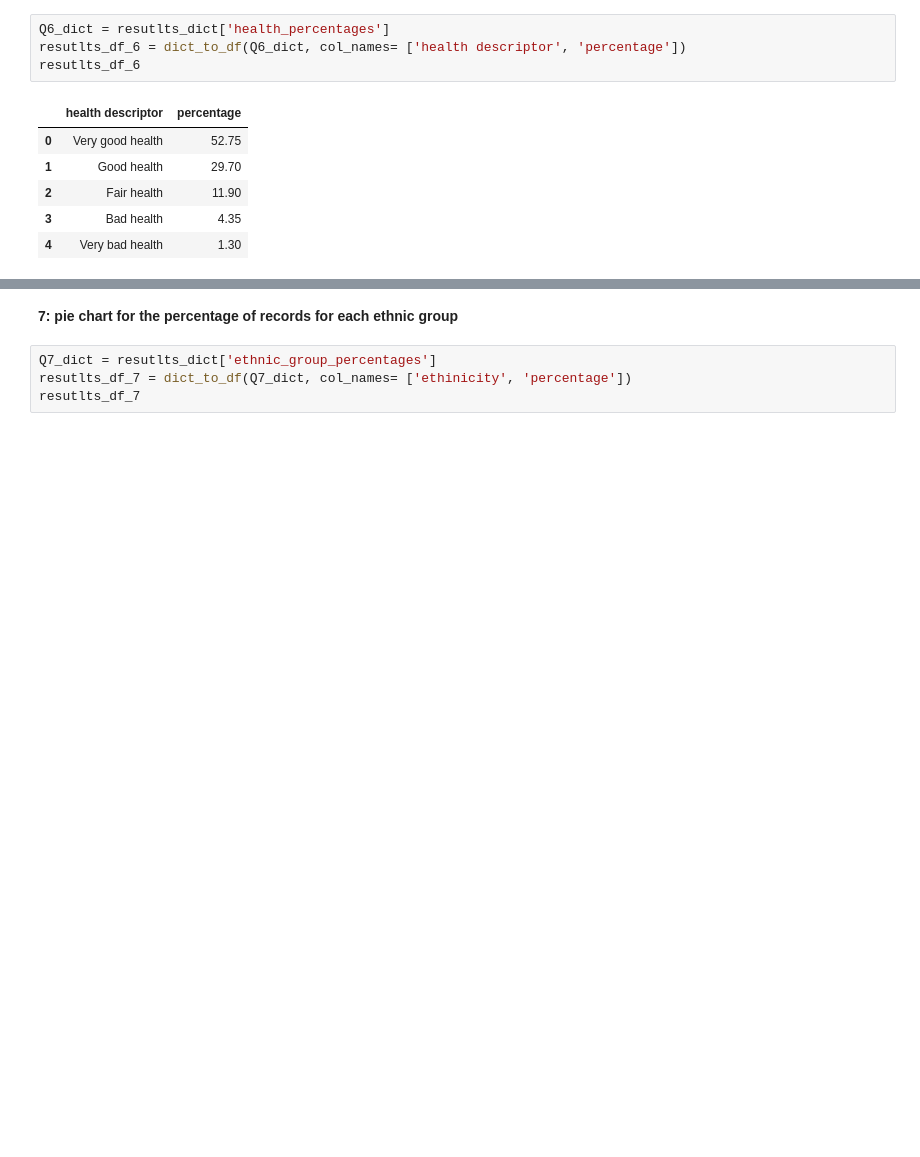
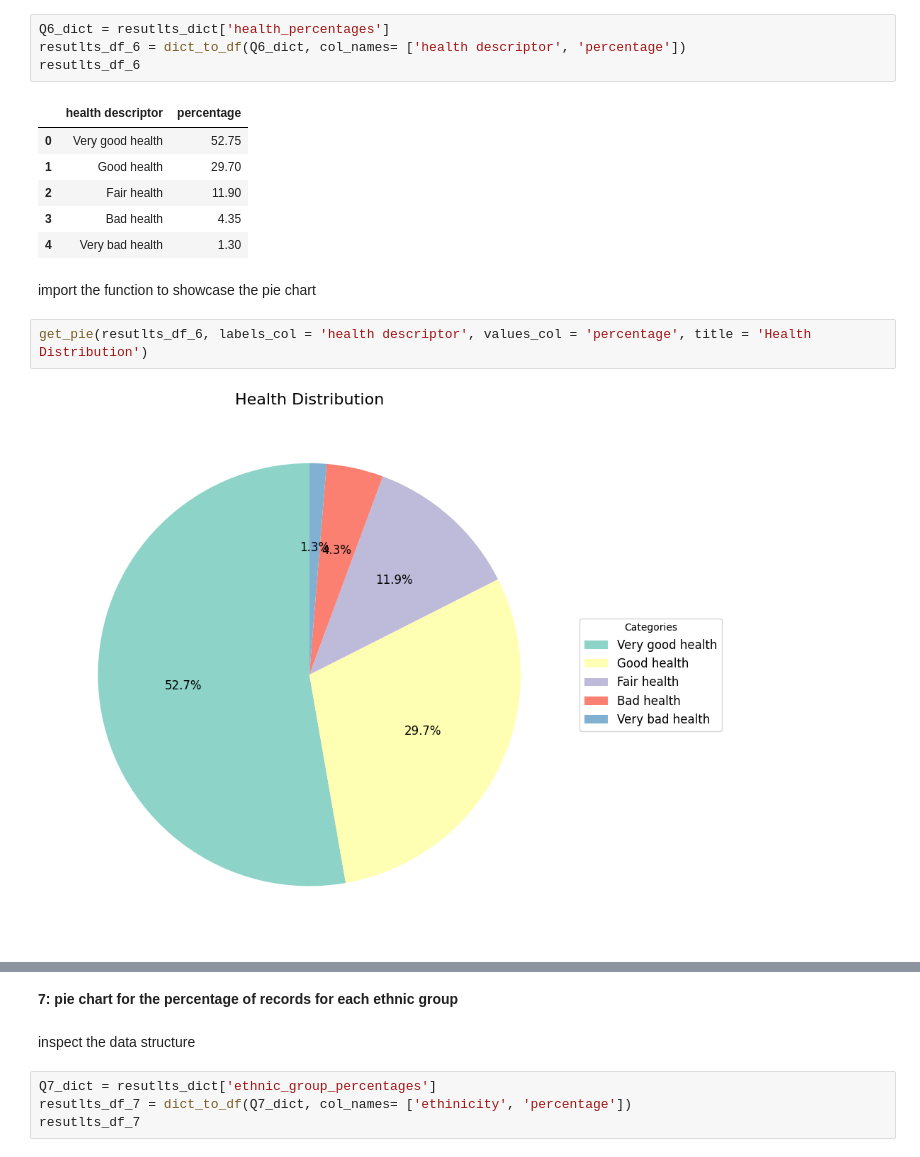
Before and after one commit to Weltschmerz7/CS5002_P3, a Jupyter notebook: notebooks/CS5002_P3_200013825.ipynb, the cells around one changed output, grey strips where cells are left out. Drawn from its saved outputs; the diff is of its cells as text; blank space fills up the shorter version.

Commit message:
add get_pie function

```diff
--- a/notebooks/CS5002_P3_200013825.ipynb
+++ b/notebooks/CS5002_P3_200013825.ipynb
@@ -218,3 +242,9 @@ resutlts_df_6
 | 2 | Fair health | 11.90 |
 | 3 | Bad health | 4.35 |
 | 4 | Very bad health | 1.30 |
+# %% [markdown]
+import the function to showcase the pie chart
+# %%
+get_pie(resutlts_df_6, labels_col = 'health descriptor', values_col = 'percentage', title = 'Health Distribution')
+# %% [output]
+[figure, added]
@@ -221,5 +252,7 @@ resutlts_df_6
 # %% [markdown]
 **7: pie chart for the percentage of records for each ethnic group**
+# %% [markdown]
+inspect the data structure
 # %%
 Q7_dict = resutlts_dict['ethnic_group_percentages']
 resutlts_df_7 = dict_to_df(Q7_dict, col_names= ['ethinicity', 'percentage'])
```
Also changed, not shown: parts of 9 cells of this notebook, 2 other files.
